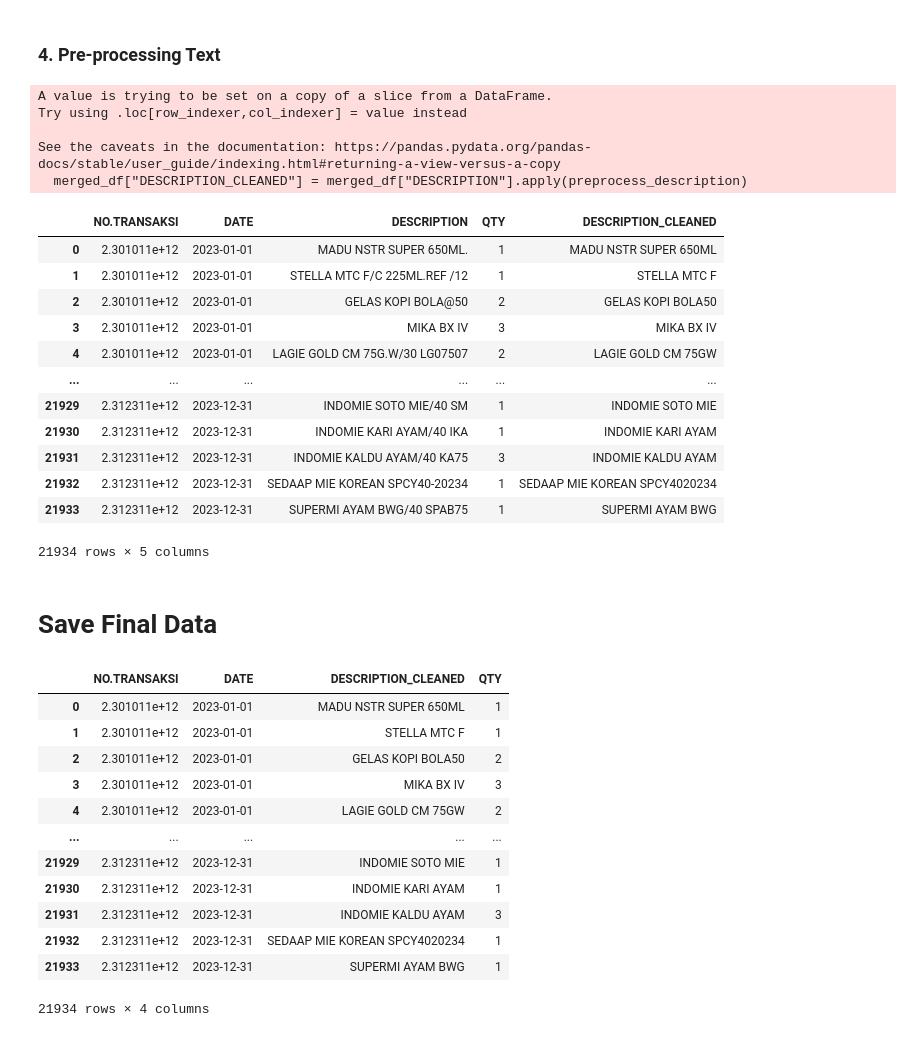
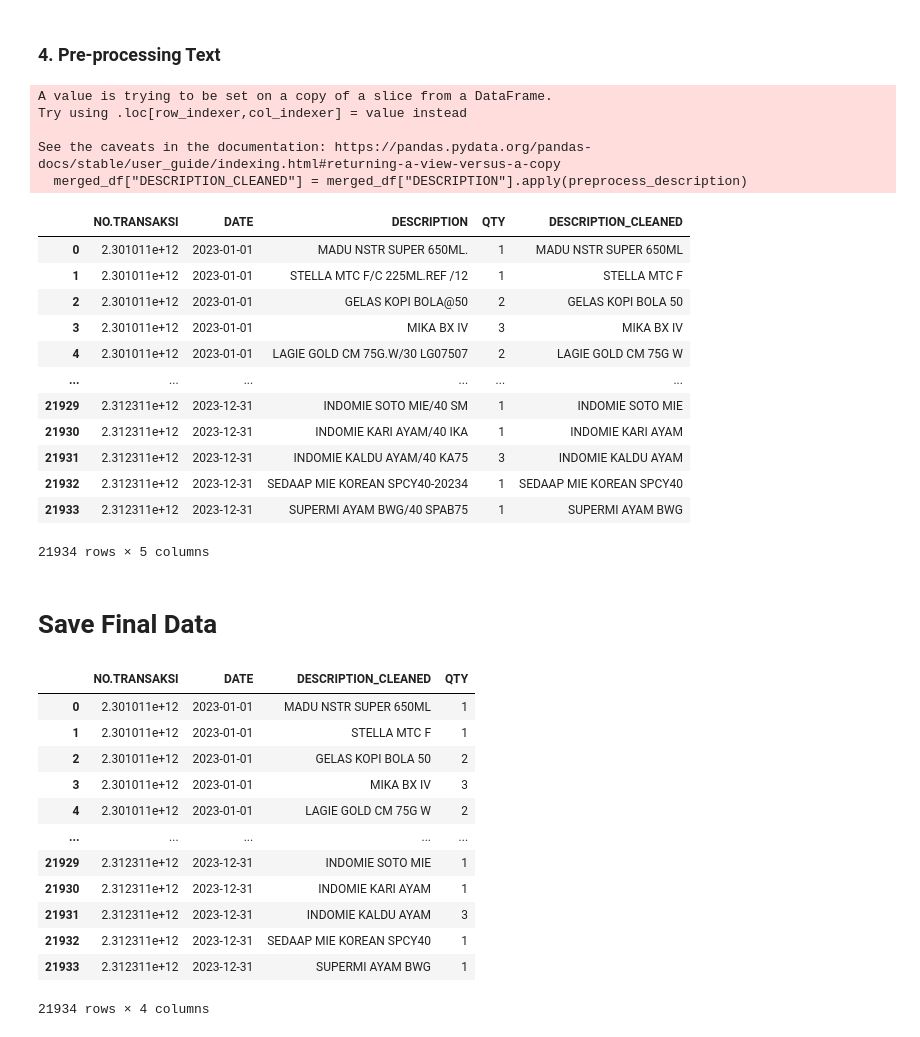
Before and after one commit to nadinealiyah/sakinah-mart, a Jupyter notebook: preprocessing_data.ipynb, the cells around one changed output. Cells and saved outputs as stored; diff of their text form; code cells hidden in the pictures.

```diff
--- a/preprocessing_data.ipynb
+++ b/preprocessing_data.ipynb
@@ -105,32 +105,39 @@ merged_df
 # %%
 def preprocess_description(text):
     # Hapus spasi double dan teks setelahnya
-    text = re.sub(r'\s{2,}.*', '', text)
+    text = re.sub(r'\s{3,}.*', '', text)
     # Hapus teks setelah tanda '/'
     text = re.sub(r'/.*', '', text)
     # Hapus tanda baca
-    text = re.sub(r'[^\w\s]', '', text)
-    return text.strip()
+    text = re.sub(r'[^\w\s]', ' ', text)
+    # Hapus kata dengan lebih dari atau sama dengan 5 angka
+    text = ' '.join(word for word in text.split() if not re.search(r'\d{5,}', word))
+    # Hapus spasi ganda
+    text = re.sub(r'\s+', ' ', text)
+    # Hapus spasi di awal dan akhir kalimat
+    text = text.strip()
+
+    return text
 
 merged_df["DESCRIPTION_CLEANED"] = merged_df["DESCRIPTION"].apply(preprocess_description)
 merged_df
 # %% [output]
 A value is trying to be set on a copy of a slice from a DataFrame.
 Try using .loc[row_indexer,col_indexer] = value instead
 
 See the caveats in the documentation: https://pandas.pydata.org/pandas-docs/stable/user_guide/indexing.html#returning-a-view-versus-a-copy
   merged_df["DESCRIPTION_CLEANED"] = merged_df["DESCRIPTION"].apply(preprocess_description)
 |  | NO.TRANSAKSI | DATE | DESCRIPTION | QTY | DESCRIPTION_CLEANED |
 | 0 | 2.301011e+12 | 2023-01-01 | MADU NSTR SUPER 650ML. | 1 | MADU NSTR SUPER 650ML |
 | 1 | 2.301011e+12 | 2023-01-01 | STELLA MTC F/C 225ML.REF /12 | 1 | STELLA MTC F |
-| 2 | 2.301011e+12 | 2023-01-01 | GELAS KOPI BOLA@50 | 2 | GELAS KOPI BOLA50 |
+| 2 | 2.301011e+12 | 2023-01-01 | GELAS KOPI BOLA@50 | 2 | GELAS KOPI BOLA 50 |
 | 3 | 2.301011e+12 | 2023-01-01 | MIKA BX IV | 3 | MIKA BX IV |
-| 4 | 2.301011e+12 | 2023-01-01 | LAGIE GOLD CM 75G.W/30 LG07507 | 2 | LAGIE GOLD CM 75GW |
+| 4 | 2.301011e+12 | 2023-01-01 | LAGIE GOLD CM 75G.W/30 LG07507 | 2 | LAGIE GOLD CM 75G W |
 | ... | ... | ... | ... | ... | ... |
 | 21929 | 2.312311e+12 | 2023-12-31 | INDOMIE SOTO MIE/40 SM | 1 | INDOMIE SOTO MIE |
 | 21930 | 2.312311e+12 | 2023-12-31 | INDOMIE KARI AYAM/40 IKA | 1 | INDOMIE KARI AYAM |
 | 21931 | 2.312311e+12 | 2023-12-31 | INDOMIE KALDU AYAM/40 KA75 | 3 | INDOMIE KALDU AYAM |
-| 21932 | 2.312311e+12 | 2023-12-31 | SEDAAP MIE KOREAN SPCY40-20234 | 1 | SEDAAP MIE KOREAN SPCY4020234 |
+| 21932 | 2.312311e+12 | 2023-12-31 | SEDAAP MIE KOREAN SPCY40-20234 | 1 | SEDAAP MIE KOREAN SPCY40 |
 | 21933 | 2.312311e+12 | 2023-12-31 | SUPERMI AYAM BWG/40 SPAB75 | 1 | SUPERMI AYAM BWG |
 21934 rows × 5 columns
 # %% [markdown]
@@ -142,14 +149,14 @@ final_df
 |  | NO.TRANSAKSI | DATE | DESCRIPTION_CLEANED | QTY |
 | 0 | 2.301011e+12 | 2023-01-01 | MADU NSTR SUPER 650ML | 1 |
 | 1 | 2.301011e+12 | 2023-01-01 | STELLA MTC F | 1 |
-| 2 | 2.301011e+12 | 2023-01-01 | GELAS KOPI BOLA50 | 2 |
+| 2 | 2.301011e+12 | 2023-01-01 | GELAS KOPI BOLA 50 | 2 |
 | 3 | 2.301011e+12 | 2023-01-01 | MIKA BX IV | 3 |
-| 4 | 2.301011e+12 | 2023-01-01 | LAGIE GOLD CM 75GW | 2 |
+| 4 | 2.301011e+12 | 2023-01-01 | LAGIE GOLD CM 75G W | 2 |
 | ... | ... | ... | ... | ... |
 | 21929 | 2.312311e+12 | 2023-12-31 | INDOMIE SOTO MIE | 1 |
 | 21930 | 2.312311e+12 | 2023-12-31 | INDOMIE KARI AYAM | 1 |
 | 21931 | 2.312311e+12 | 2023-12-31 | INDOMIE KALDU AYAM | 3 |
-| 21932 | 2.312311e+12 | 2023-12-31 | SEDAAP MIE KOREAN SPCY4020234 | 1 |
+| 21932 | 2.312311e+12 | 2023-12-31 | SEDAAP MIE KOREAN SPCY40 | 1 |
 | 21933 | 2.312311e+12 | 2023-12-31 | SUPERMI AYAM BWG | 1 |
 21934 rows × 4 columns
 # %%
```
Also changed, not shown: 7 other files.
